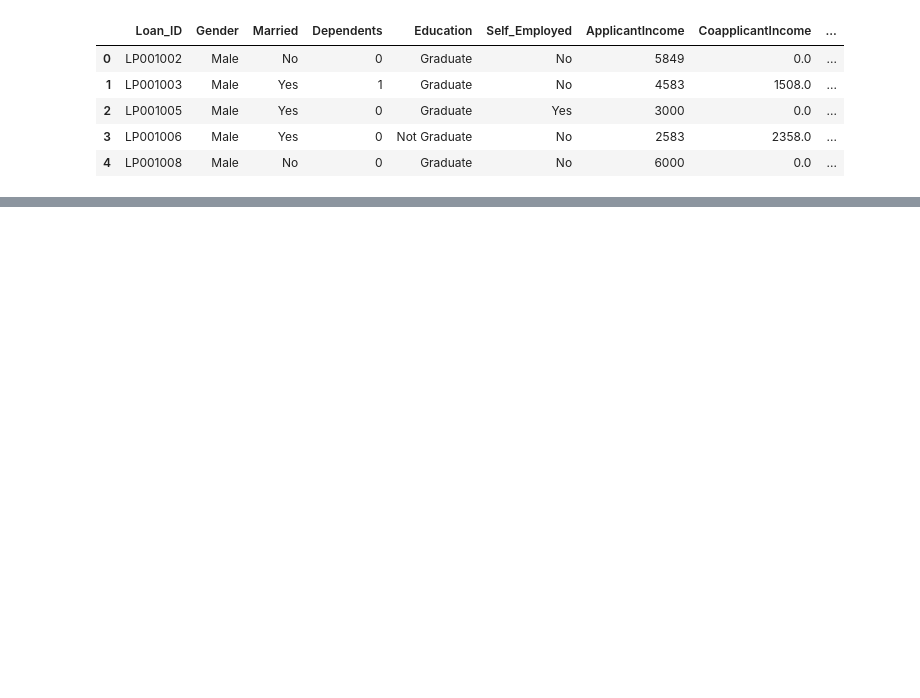
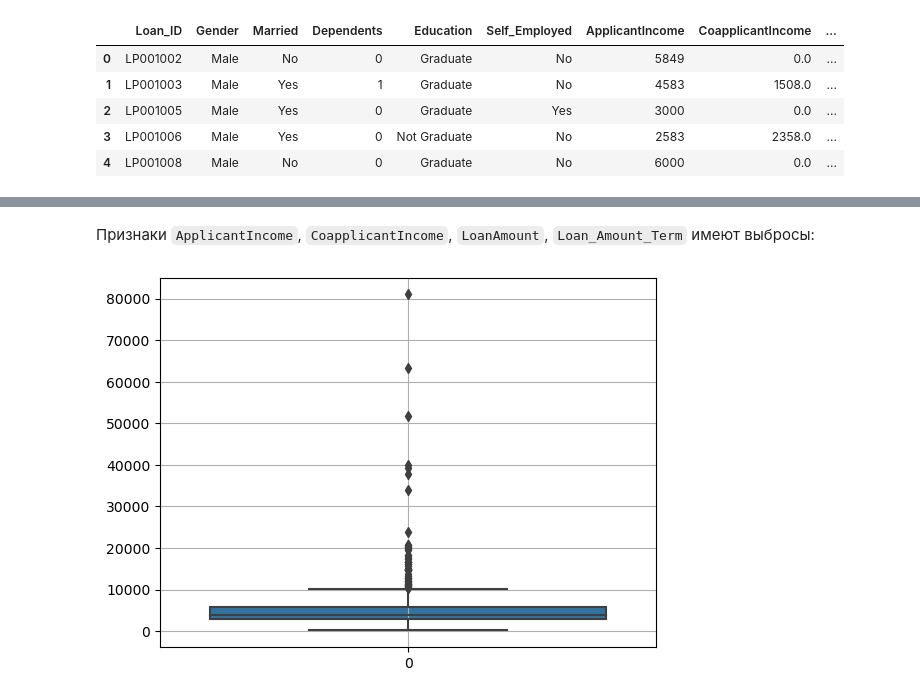
Before and after one commit to dnlygvtv/Python_for_Data_Science_HWs, a Jupyter notebook: HW/HW_7.ipynb, the cells around one changed output, grey strips where cells are left out. Saved outputs shown, nothing was run; the diff lists cells and outputs as text; code cells hidden in the pictures; blank space fills up the shorter version.

```diff
--- a/HW/HW_7.ipynb
+++ b/HW/HW_7.ipynb
@@ -174,0 +259,7 @@ df.head()
+# %% [markdown]
+Признаки `ApplicantIncome`, `CoapplicantIncome`, `LoanAmount`, `Loan_Amount_Term` имеют выбросы:
+# %%
+sns.boxplot(df['ApplicantIncome'], whis=1.5)
+plt.grid(True);
+# %% [output]
+[figure, added]
```
Also changed, not shown: parts of 47 cells of this notebook.
